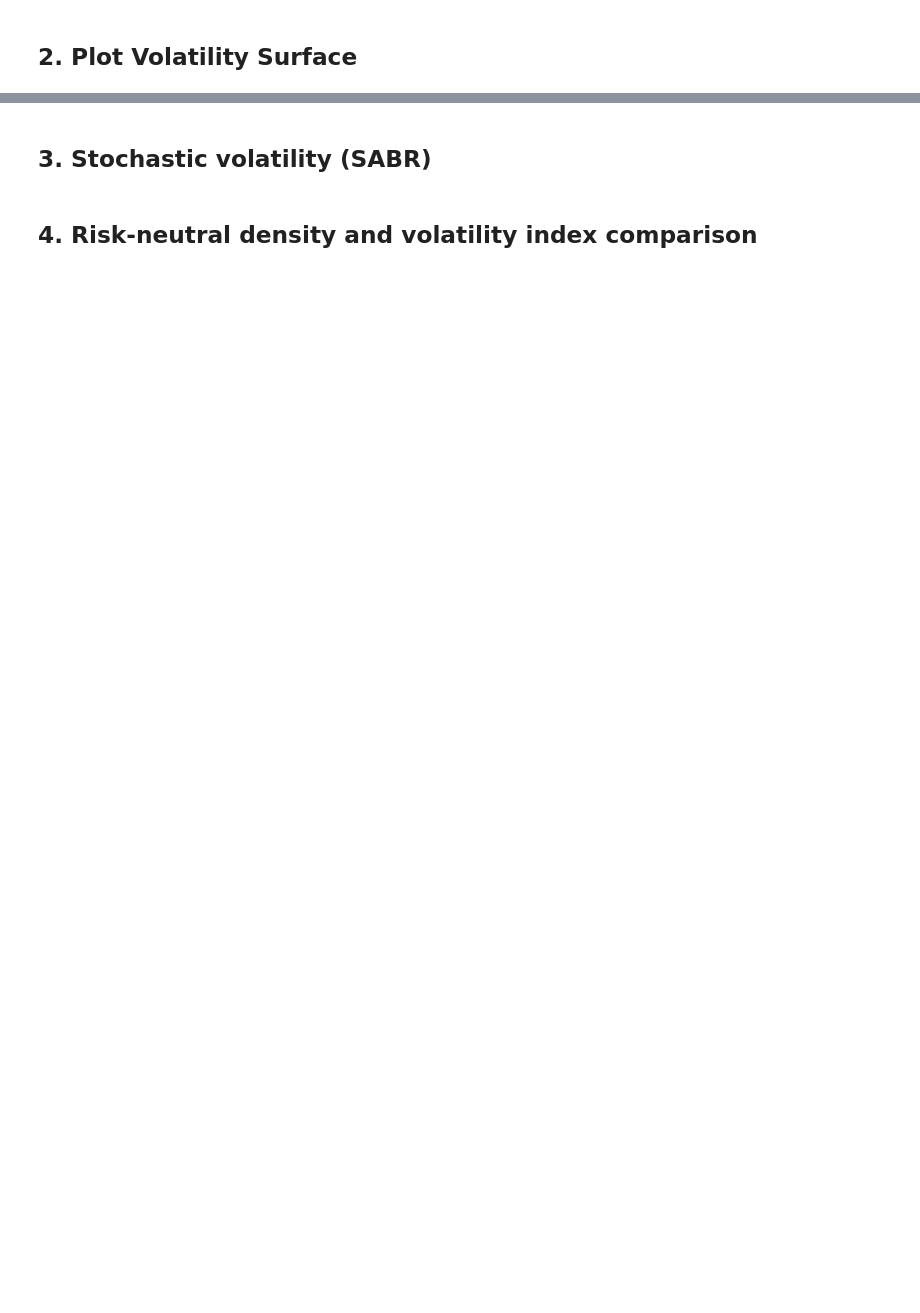
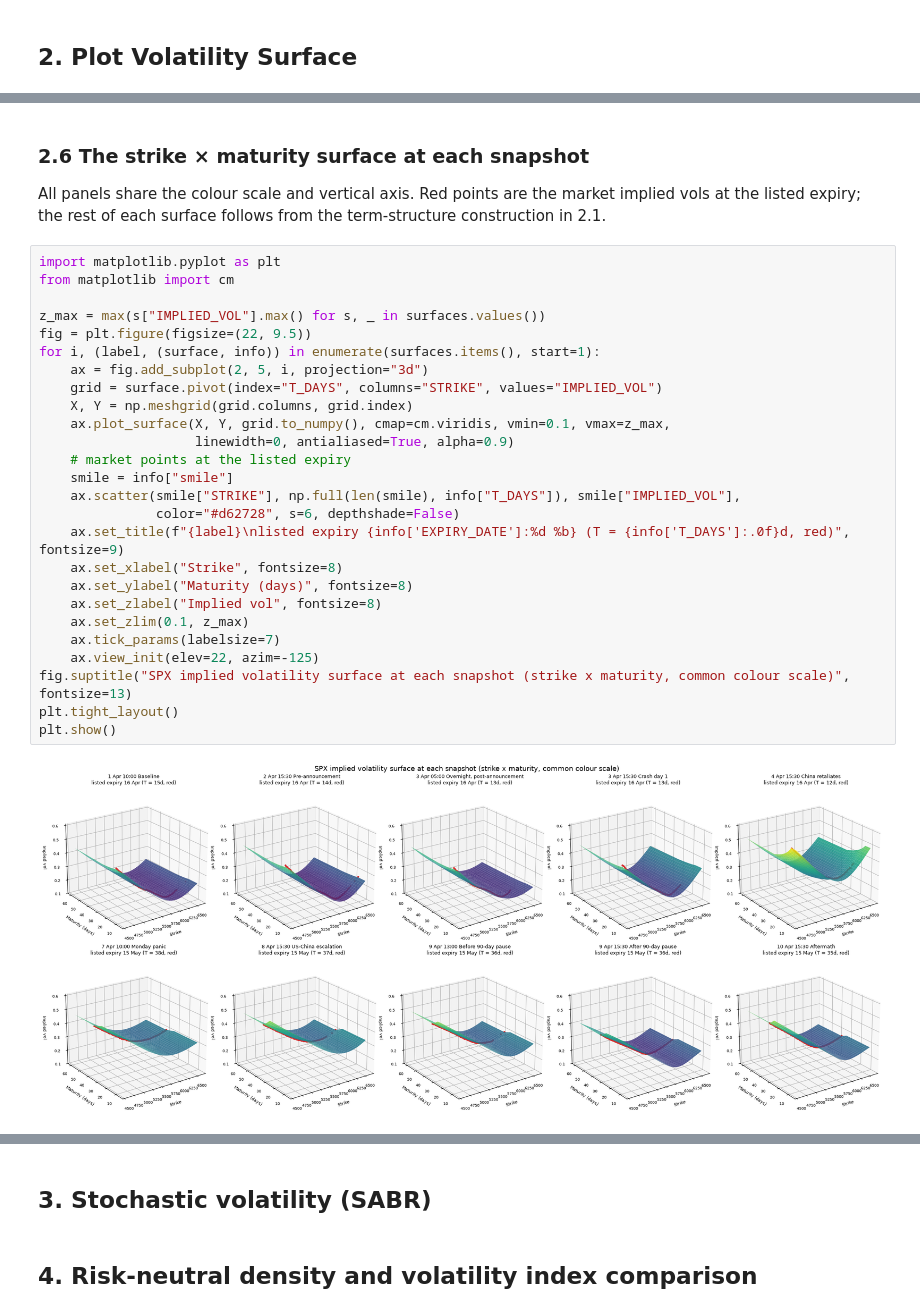
Before and after one commit to cyee02/MQF, a Jupyter notebook: QF620/Final Assignment/analysis.ipynb, the cells around one changed output, grey strips where cells are left out. Saved outputs shown, nothing was run; the diff lists cells and outputs as text; blank space fills up the shorter version.

```diff
--- a/QF620/Final Assignment/analysis.ipynb
+++ b/QF620/Final Assignment/analysis.ipynb
@@ -445,0 +963,31 @@ Name: value, dtype: object
+# %% [markdown]
+### 2.6 The strike × maturity surface at each snapshot
+All panels share the colour scale and vertical axis. Red points are the market implied vols at the listed expiry; the rest of each surface follows from the term-structure construction in 2.1.
+# %%
+import matplotlib.pyplot as plt
+from matplotlib import cm
+
+z_max = max(s["IMPLIED_VOL"].max() for s, _ in surfaces.values())
+fig = plt.figure(figsize=(22, 9.5))
+for i, (label, (surface, info)) in enumerate(surfaces.items(), start=1):
+    ax = fig.add_subplot(2, 5, i, projection="3d")
+    grid = surface.pivot(index="T_DAYS", columns="STRIKE", values="IMPLIED_VOL")
+    X, Y = np.meshgrid(grid.columns, grid.index)
+    ax.plot_surface(X, Y, grid.to_numpy(), cmap=cm.viridis, vmin=0.1, vmax=z_max,
+                    linewidth=0, antialiased=True, alpha=0.9)
+    # market points at the listed expiry
+    smile = info["smile"]
+    ax.scatter(smile["STRIKE"], np.full(len(smile), info["T_DAYS"]), smile["IMPLIED_VOL"],
+               color="#d62728", s=6, depthshade=False)
+    ax.set_title(f"{label}\nlisted expiry {info['EXPIRY_DATE']:%d %b} (T = {info['T_DAYS']:.0f}d, red)", fontsize=9)
+    ax.set_xlabel("Strike", fontsize=8)
+    ax.set_ylabel("Maturity (days)", fontsize=8)
+    ax.set_zlabel("Implied vol", fontsize=8)
+    ax.set_zlim(0.1, z_max)
+    ax.tick_params(labelsize=7)
+    ax.view_init(elev=22, azim=-125)
+fig.suptitle("SPX implied volatility surface at each snapshot (strike x maturity, common colour scale)", fontsize=13)
+plt.tight_layout()
+plt.show()
+# %% [output]
+[figure, added]
```
Also changed, not shown: parts of 23 cells of this notebook.
